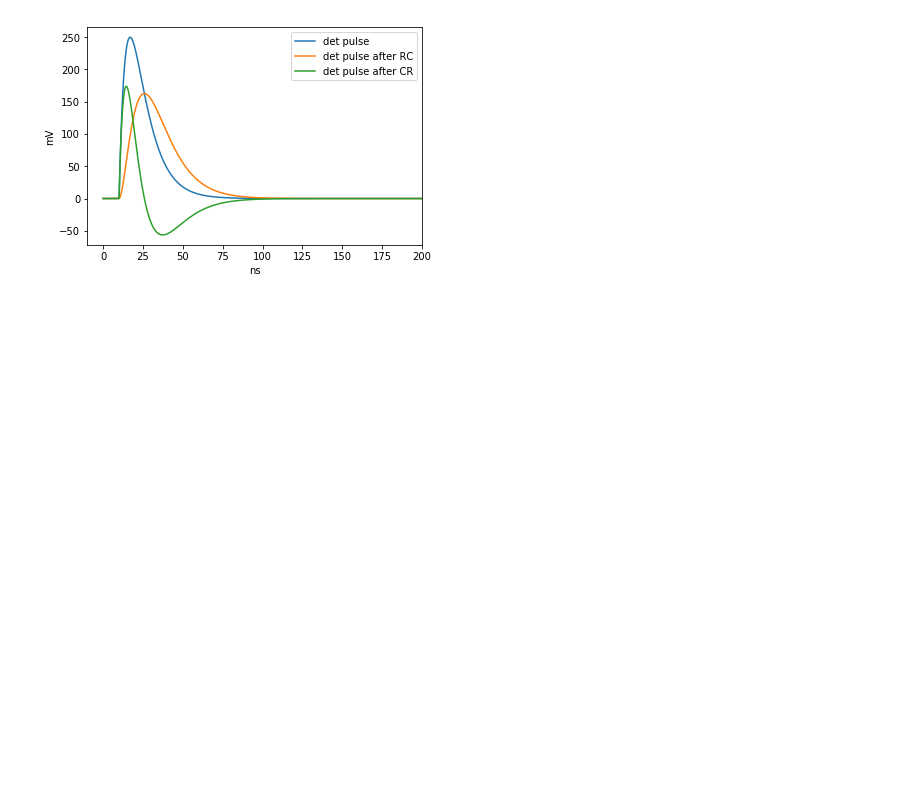
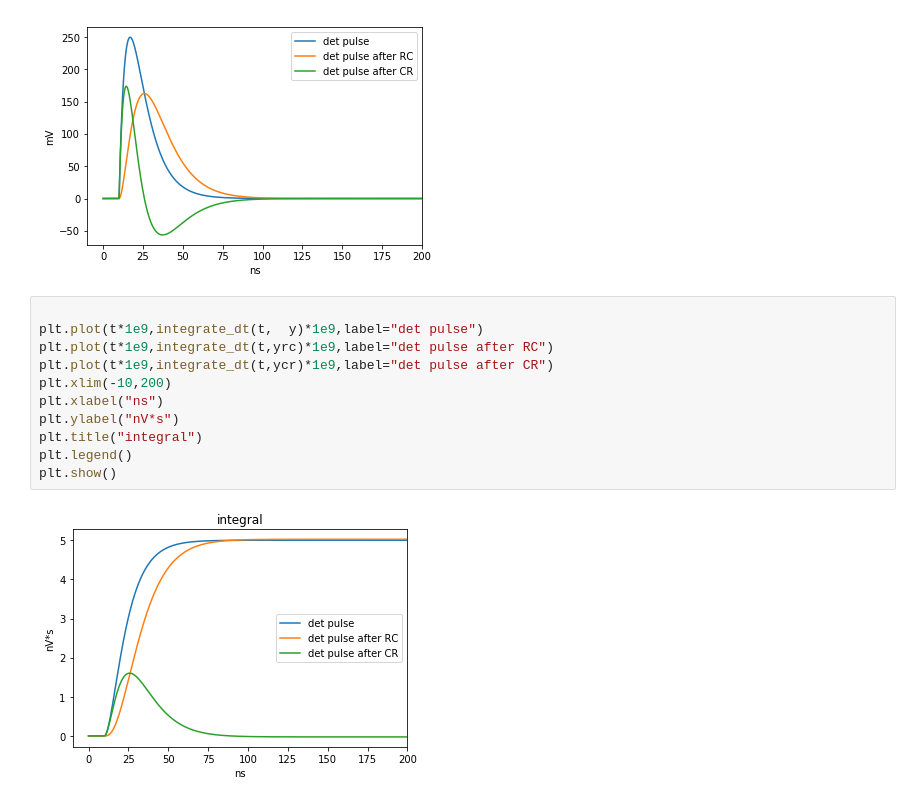
Before and after one commit to acidbourbon/lab_bench, a Jupyter notebook: workdir/jupyter/software_examples/RC_filter_on_pulse.ipynb, the cells around one changed output. Drawn from its saved outputs; the diff is of its cells as text; blank space fills up the shorter version.

```diff
--- a/workdir/jupyter/software_examples/RC_filter_on_pulse.ipynb
+++ b/workdir/jupyter/software_examples/RC_filter_on_pulse.ipynb
@@ -24,3 +24,16 @@ plt.legend()
 plt.show()
 # %% [output]
 [figure]
+# %%
+
+plt.plot(t*1e9,integrate_dt(t,  y)*1e9,label="det pulse")
+plt.plot(t*1e9,integrate_dt(t,yrc)*1e9,label="det pulse after RC")
+plt.plot(t*1e9,integrate_dt(t,ycr)*1e9,label="det pulse after CR")
+plt.xlim(-10,200)
+plt.xlabel("ns")
+plt.ylabel("nV*s")
+plt.title("integral")
+plt.legend()
+plt.show()
+# %% [output]
+[figure, added]
```
